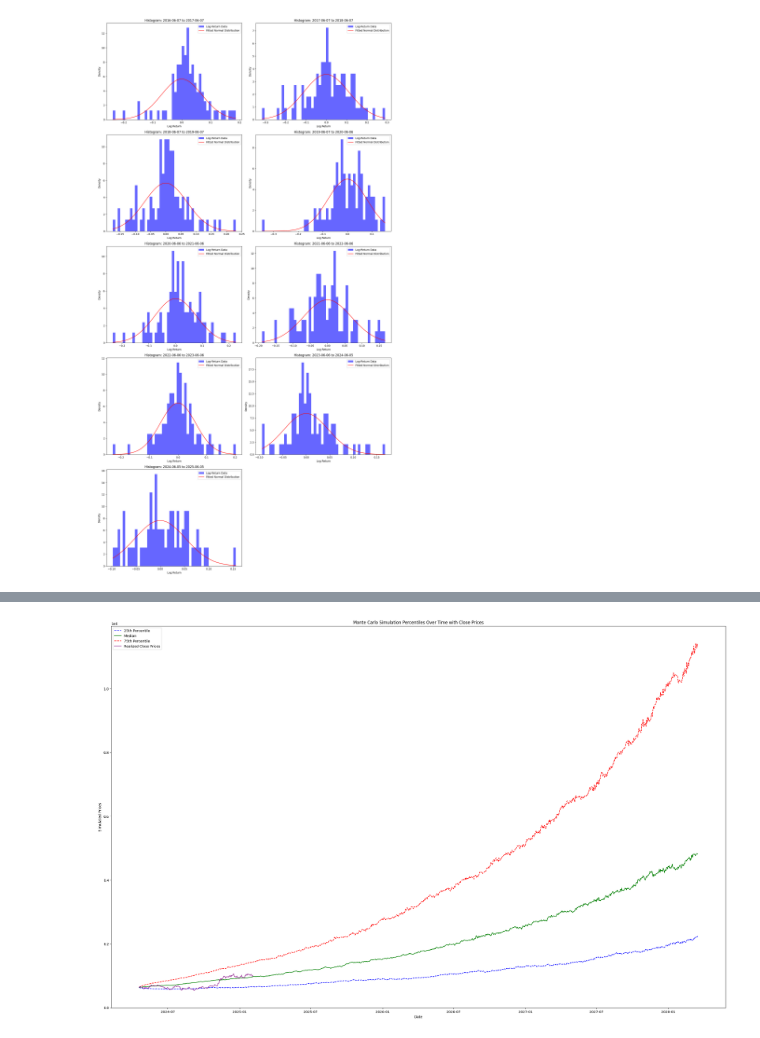
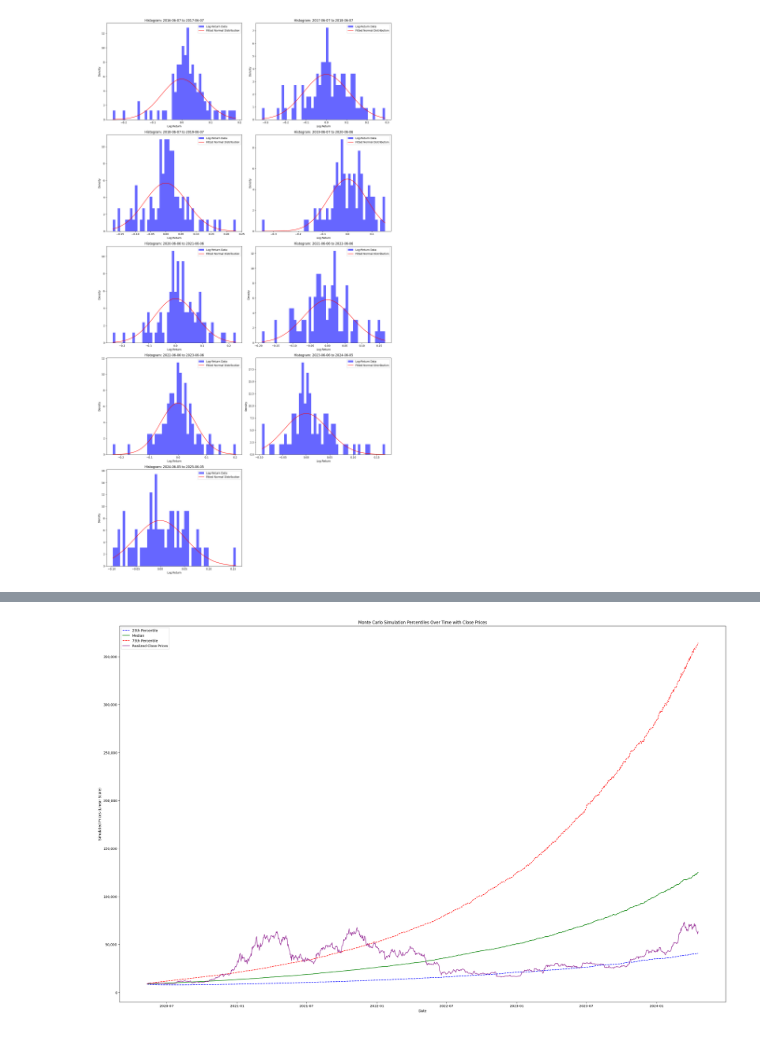
Before and after one commit to mareeben/btc-model, a Jupyter notebook: notebooks/btc_model_analysis.ipynb, the cells around one changed output, grey strips where cells are left out. Saved outputs shown, nothing was run; the diff lists cells and outputs as text; code cells hidden in the pictures.

```diff
--- a/notebooks/btc_model_analysis.ipynb
+++ b/notebooks/btc_model_analysis.ipynb
@@ -388,13 +388,22 @@ from scipy.stats import kstest, lognorm, norm
 import numpy as np
 
 # Load the CSV file into a DataFrame
-df = pd.read_csv('data/btc_coinbase_prices.csv')
+df = pd.read_csv('data/btc_usd_kaggle_data.csv')
 
 # Convert Date column to datetime
-df['Time'] = pd.to_datetime(df['Time'])
+df['Time'] = pd.to_datetime(df['Timestamp'])
 
 # Set the 'Date' column as the index for better plotting control
 df.set_index('Time', inplace=True)
 
 # Add column 'log-return' as natural log of market-price to its value on the prior day using shift
 df['log-return'] = np.log(df['Close'] / df['Close'].shift(1))
+
+# Plot the 'Close' column
+plt.figure(figsize=(16, 10))
+plt.plot(df.index, df['Close'], label='Close Price', color='blue')
+plt.xlabel('Date')
+plt.ylabel('Close Price')
+plt.title('Close Price Over Time')
+plt.legend()
+plt.show()
@@ -402,7 +413,7 @@ df['log-return'] = np.log(df['Close'] / df['Close'].shift(1))
 # Define the date ranges
 date_ranges = {
     #'Start to 27 Nov 2012': ('1900-01-01', '2012-11-27'),
-    #'28 Nov 2012 to 8 Jul 2016': ('2012-11-28', '2016-07-08'),
+    '28 Nov 2012 to 8 Jul 2016': ('2012-11-28', '2016-07-08'),
     '9 Jul 2016 to 10 May 2020': ('2016-07-09', '2020-05-10'),
     '11 May 2020 to 18 Apr 2024': ('2020-05-11', '2024-04-18')
 }
@@ -415,7 +426,7 @@ sliced_data_daily = {label: df[(df.index >= start) & (df.index <= end)]['log-ret
 fig, axes = plt.subplots(2, 2, figsize=(16, 12))  # 2x2 grid of subplots
 axes = axes.flatten()  # Flatten for easy indexing
 
-for ax, (label, data) in zip(axes, sliced_data.items()):
+for ax, (label, data) in zip(axes, sliced_data_daily.items()):
     if data is None or len(data) == 0:
         print(f"Warning: Data subset '{label}' is empty. Skipping...")
         continue
@@ -504,10 +519,22 @@ Fail to reject null hypothesis: Insufficient evidence to conclude a difference.
 # %%
-# Conduct a Monte Carlo simulation with 100 paths
-num_paths = 1000
-sampling_days = (pd.Timestamp('2028-03-16') - pd.Timestamp('2024-04-19')).days
-random_samples = np.random.choice(data2, size=(sampling_days, num_paths), replace=True)
+# Conduct a Monte Carlo simulation with a specified number of paths
+num_paths = 10000
+period = 1
 
-s0 = df.loc[pd.Timestamp('2024-04-19'), 'Close']
+#    '28 Nov 2012 to 8 Jul 2016': ('2012-11-28', '2016-07-08'),
+#    '9 Jul 2016 to 10 May 2020': ('2016-07-09', '2020-05-10'),
+#    '11 May 2020 to 18 Apr 2024': ('2020-05-11', '2024-04-18')
+sampling_data_start = pd.Timestamp('2016-07-09') # pd.Timestamp('2012-11-28')
+sampling_data_end = pd.Timestamp('2020-05-10') # pd.Timestamp('2016-07-08')
+sampling_data = df[(df.index >= sampling_data_start) & (df.index <= sampling_data_end)]['log-return'].dropna().values
+
+simulation_start = pd.Timestamp('2020-05-11')
+simulation_end = pd.Timestamp('2024-04-18')
+
+sampling_days = (simulation_end - simulation_start).days
+random_samples = np.random.choice(sampling_data, size=(sampling_days, num_paths), replace=True)
+
+s0 = df.loc[simulation_start, 'Close']
 
 # Initialize a dictionary to store results
 simulation_results = {}
@@ -518,35 +545,68 @@ for i in range(num_paths):
     for r in random_samples[:, i]:
         values.append(values[-1] * np.exp(r))
     simulation_results[f'Path_{i+1}'] = values
 
 # Convert the simulation results to a DataFrame
-dates = pd.date_range(start='2024-04-19', periods=sampling_days + 1)
+dates = pd.date_range(start=simulation_start, periods=sampling_days + 1)
 df_simulation_results = pd.DataFrame(simulation_results, index=dates)
 
 # Calculate percentiles (5th, median, 95th) for each date
 percentiles = {
+    '5th Percentile': df_simulation_results.quantile(0.05, axis=1),
     '25th Percentile': df_simulation_results.quantile(0.25, axis=1),
     'Median': df_simulation_results.median(axis=1),
     '75th Percentile': df_simulation_results.quantile(0.75, axis=1),
+    '95th Percentile': df_simulation_results.quantile(0.95, axis=1),
 }
 
 df_percentiles = pd.DataFrame(percentiles)
 
-# Plot the percentiles over time
+# Plot the percentiles over time with linear y-axis
 plt.figure(figsize=(32, 20))
 plt.plot(df_percentiles.index, df_percentiles['25th Percentile'], label='25th Percentile', color='blue', linestyle='--')
 plt.plot(df_percentiles.index, df_percentiles['Median'], label='Median', color='green', linestyle='-')
 plt.plot(df_percentiles.index, df_percentiles['75th Percentile'], label='75th Percentile', color='red', linestyle='--')
 
 # Plot df['Close'] for all available dates after start date
-df_realized = df[df.index >= pd.Timestamp('2024-04-19')]
+df_realized = df[(df.index >= simulation_start) & (df.index <= simulation_end)]
 plt.plot(df_realized.index, df_realized['Close'], label='Realized Close Prices', color='purple', linestyle='-', alpha=0.8)
 
 # Add labels, title, and legend
 plt.title("Monte Carlo Simulation Percentiles Over Time with Close Prices")
 plt.xlabel("Date")
-plt.ylabel("Simulated Prices")
+plt.ylabel("Simulated Prices (Linear Scale)")
+
+# Format y-axis prices using 1000th separator
+plt.gca().yaxis.set_major_formatter(plt.FuncFormatter(lambda x, _: f'{x:,.0f}'))
+
 plt.legend()
 plt.show()
+
+# Plot the percentiles over time with log y-axis
+plt.figure(figsize=(32, 20))
+plt.plot(df_percentiles.index, df_percentiles['25th Percentile'], label='25th Percentile', color='blue', linestyle='--')
+plt.plot(df_percentiles.index, df_percentiles['Median'], label='Median', color='green', linestyle='-')
+plt.plot(df_percentiles.index, df_percentiles['75th Percentile'], label='75th Percentile', color='blue', linestyle='--')
+
+# Plot df['Close'] for all available dates after start date
+plt.plot(df_realized.index, df_realized['Close'], label='Realized Close Prices', color='purple', linestyle='-', alpha=0.8)
+
+# Add log scale for y-axis
+plt.yscale('log')
+
+# Format y-axis prices using 1000th separator
+plt.gca().yaxis.set_major_formatter(plt.FuncFormatter(lambda x, _: f'{x:,.0f}'))
+
+# Add additional percentiles
+plt.plot(df_percentiles.index, df_percentiles['5th Percentile'], label='5th Percentile', color='yellow', linestyle='--')
+plt.plot(df_percentiles.index, df_percentiles['95th Percentile'], label='95th Percentile', color='yellow', linestyle='--')
+
+# Add labels, title, and legend
+plt.title("Monte Carlo Simulation Percentiles Over Time with Close Prices (Log Scale)")
+plt.xlabel("Date")
+plt.ylabel("Simulated Prices (Log Scale)")
+
+plt.legend()
+plt.show()
 # %% [output]
-[figure, old version]
+[figure, new version]
```
Also changed, not shown: parts of 5 cells of this notebook, 2 other files.
